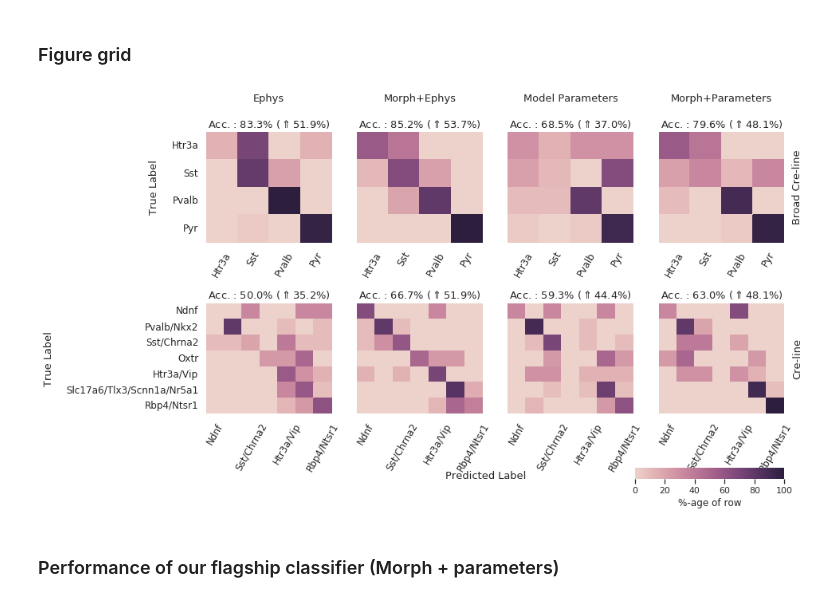
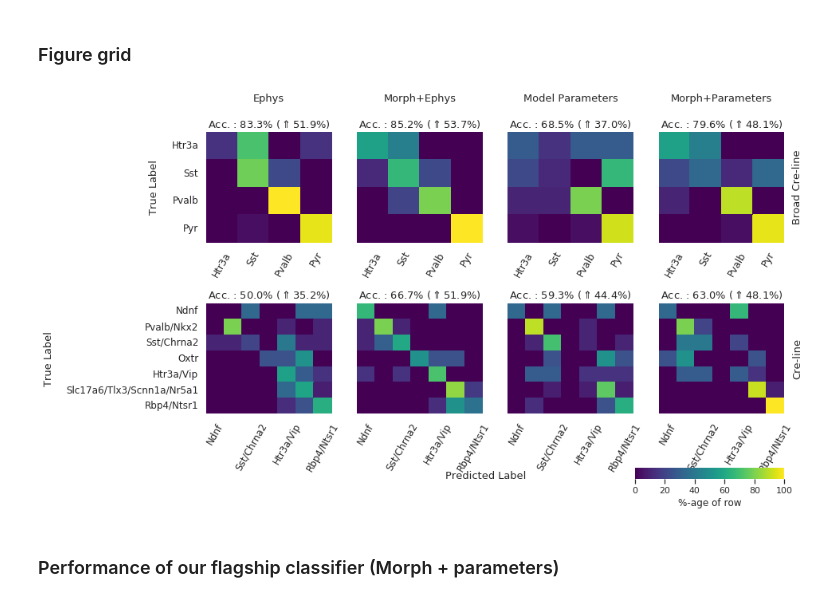
Before and after one commit to AllenInstitute/All-active-Manuscript, a Jupyter notebook: notebooks/Classification/SVM_classification.ipynb, the cells around one changed output. Drawn from its saved outputs; the diff is of its cells as text; code cells hidden in the pictures.

```diff
--- a/notebooks/Classification/SVM_classification.ipynb
+++ b/notebooks/Classification/SVM_classification.ipynb
@@ -84,8 +83,7 @@ def SVM_classifier(X_df,y_df,feature_fields,target_field,hyp_search='random'):
         score = accuracy_score(y_test, y_pred_test)
         chance_score = accuracy_score(y_test, y_pred_chance)
 
-        classes = le.inverse_transform(unique_labels(y_test, \
-                                        y_pred_test))
+        classes = le.inverse_transform(unique_labels(y_test, y_pred_test))
 
         df_conf_svm = pd.DataFrame(confusion_matrix_svm, classes,
               classes)
@@ -96,8 +94,7 @@ def SVM_classifier(X_df,y_df,feature_fields,target_field,hyp_search='random'):
         score = np.round(100*score,1)
         delta_chance = np.round(delta_chance*100,1)
 
-        test_y_pred,test_y = le.inverse_transform(y_pred_test),\
-                                    le.inverse_transform(y_test)
+        test_y_pred,test_y = le.inverse_transform(y_pred_test),le.inverse_transform(y_test)
 
         return score,df_conf_svm,delta_chance,test_y,test_y_pred
 # %% [markdown]
@@ -120,7 +117,8 @@ train_ephys_max_amp_fname = os.path.join(data_path,'train_ephys_max_amp.csv')
 train_ephys_max_amp_dtype_fname = os.path.join(data_path,'train_ephys_max_amp_dtype.csv')
 train_ephys_max_amp_fields_fname = os.path.join(data_path,'train_ephys_max_amp_fields.json')
 
-cre_coloring_filename = os.path.join(data_path,'rnaseq_sorted_cre.pkl')
+cre_color_filename = os.path.join(data_path,'cre_color_tasic16.pkl')
+bcre_color_filename = os.path.join(data_path,'bcre_color_tasic16.pkl')
 cre_ttype_filename = os.path.join(data_path,'cre_ttype_map.pkl') # For cre-lines clustered from transcriptomic data
 # %% [markdown]
 ### Read the data
@@ -137,7 +135,9 @@ hof_param_data = man_utils.read_csv_with_dtype(param_data_filename,param_datatyp
 # %% [markdown]
 ### Select the Cre-line target (either direct Cre-lines or clustered cre-lines)
 # %%
-cre_color_dict = utility.load_pickle(cre_coloring_filename)
+cre_color_dict = utility.load_pickle(cre_color_filename)
+bcre_color_dict = utility.load_pickle(bcre_color_filename)
+
 cre_cluster_color_dict = OrderedDict()
 cre_type_cluster = utility.load_pickle(cre_ttype_filename)
 for cre,color in cre_color_dict.items():
@@ -146,9 +146,7 @@ for cre,color in cre_color_dict.items():
 
 cre_cluster = mouse_data_df.loc[mouse_data_df.hof_index==0,['Cell_id','Cre_line']]
 bcre_cluster = mouse_data_df.loc[mouse_data_df.hof_index==0,['Cell_id','Broad_Cre_line']]
-bcre_index_order = ['Htr3a','Sst','Pvalb','Pyr']
-bcre_dict = {'Pyr':'Rbp4-Cre_KL100','Pvalb':'Pvalb-IRES-Cre',
-                 'Sst':'Sst-IRES-Cre','Htr3a':'Htr3a-Cre_NO152'} # Used Rbp4 for Pyr just to denote the red color
+bcre_index_order = list(bcre_color_dict.keys())
 
 cre_target_selection = 'clustered_cre_line' # 'clustered_cre_line','cre_line'
 
@@ -191,8 +189,7 @@ least_pop_index = 6
 for ii,target_ in enumerate(target_field_list):
     for jj,feature_ in enumerate(feature_field_list):
 
-        feature_fields = [feature_field_ for feature_field_ in feature_ \
-                  if feature_field_ != 'Cell_id']
+        feature_fields = [feature_field_ for feature_field_ in feature_ if feature_field_ != 'Cell_id']
 
         feature_data = feature_data_list[jj]
         cluster_data = cluster_data_list[ii]
@@ -202,15 +199,14 @@ for ii,target_ in enumerate(target_field_list):
         if target_ == 'Cre_line':
             df_clf = df_clf.loc[df_clf[target_].isin(approved_cre_lines),]
 
-        X_df,y_df,revised_features = man_utils.prepare_data_clf\
-            (df_clf,feature_fields,target_,
+        X_df,y_df,revised_features = man_utils.prepare_data_clf(df_clf,feature_fields,target_,
             least_pop=least_pop_index)
 
         print('%%%%%%%%%%%%%%%%%%%%%%%%%%%%%%%%%%%%%%%%')
         print('Classifier Features : %s'%feature_name_list[jj])
         print('Classifier Target : %s'%target_)
 
-        score,conf_df,delta_chance,test_y,test_y_pred= SVM_classifier(X_df,\
+        score,conf_df,delta_chance,test_y,test_y_pred= SVM_classifier(X_df,
                  y_df,revised_features,target_,hyp_search='grid')
 
         if target_ == 'Broad_Cre_line':
@@ -218,8 +214,7 @@ for ii,target_ in enumerate(target_field_list):
 
         elif target_ == 'Cre_line':
             cre_indices = conf_df.index
-            sorted_cre_indices = [cre_ind_ for cre_ind_ in approved_cre_lines \
-                                  if cre_ind_ in cre_indices]
+            sorted_cre_indices = [cre_ind_ for cre_ind_ in approved_cre_lines if cre_ind_ in cre_indices]
             conf_df = conf_df.reindex(index=sorted_cre_indices,columns=
                                       sorted_cre_indices)
             cre_indices = [cre.split('-')[0] for cre in sorted_cre_indices]
@@ -260,7 +255,8 @@ fig_dim_y = svm_scores_arr.shape[1]
 
 sns.set(style="whitegrid")
 #cmap = sns.cubehelix_palette(light=1, as_cmap=True)
-cmap = sns.cubehelix_palette(as_cmap=True)
+#cmap = sns.cubehelix_palette(as_cmap=True)
+cmap = 'viridis'
 
 fig,axes=plt.subplots(fig_dim_x,fig_dim_y,figsize =(13,6.5),sharex=False,
                       sharey='row',squeeze=False)
@@ -281,34 +277,34 @@ for ii in range(fig_dim_x):
             feature_title = ''
         axes[ii,jj].set_xticklabels(xticktext,rotation=60,ha='center',
                  fontsize=tick_fontsize)
         plt.setp(axes[ii,jj].get_yticklabels(),rotation=0,va='center',
                  fontsize=tick_fontsize)
 
         target_title = target_name_list[ii]
         if jj == 0:
             axes[ii,jj].set_ylabel('True Label',labelpad=15,fontsize=axis_fontsize)
         elif jj == fig_dim_y-1:
             axes[ii,jj].set_ylabel(target_title,labelpad=10,fontsize=axis_fontsize)
             axes[ii,jj].yaxis.set_label_position("right")
         prefix_title = 'Acc. : {}% '.format(svm_scores_arr[ii,jj])
         percent_text = r'$(\Uparrow{}\%)$'.format(delta_chance_arr[ii,jj])
         axes[ii,jj].set_title(feature_title+prefix_title+percent_text,fontsize=title_fontsize)
 
 fig.text(0.5, -0.05, 'Predicted Label', ha='center',fontsize=axis_fontsize)
 sm = plt.cm.ScalarMappable(cmap=cmap, norm=plt.Normalize(vmin=0, vmax=100))
 sm._A = []
 cax = fig.add_axes([0.7, -0.05, 0.2, .03])
 cbar = fig.colorbar(sm,orientation='horizontal',cax=cax)
 cbar.ax.set_xlabel('%-age of row',fontsize=tick_fontsize)
 cbar.outline.set_visible(False)
 
 fig.subplots_adjust(wspace=.2,hspace=.55)
 svm_figpath = 'figures/SVM_Classifier_grid.pdf'
 utility.create_filepath(svm_figpath)
 fig.savefig(svm_figpath,bbox_inches='tight')
 plt.show()
 # %% [output]
-[figure, old version]
+[figure, new version]
 # %% [markdown]
 ### Performance of our flagship classifier (Morph + parameters)
 # %%
```
Also changed, not shown: parts of 4 cells of this notebook, 12 other files.
